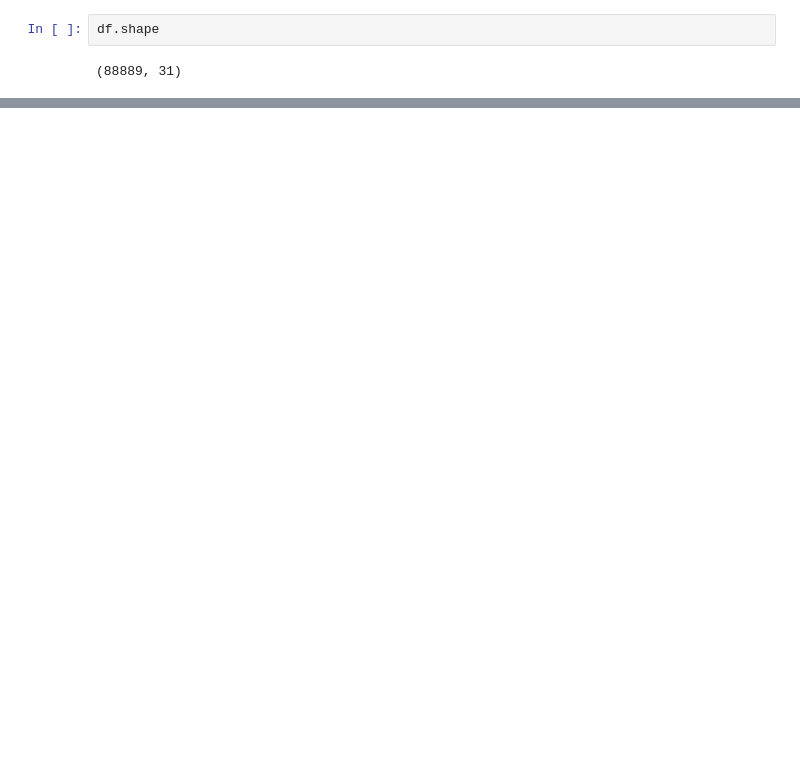
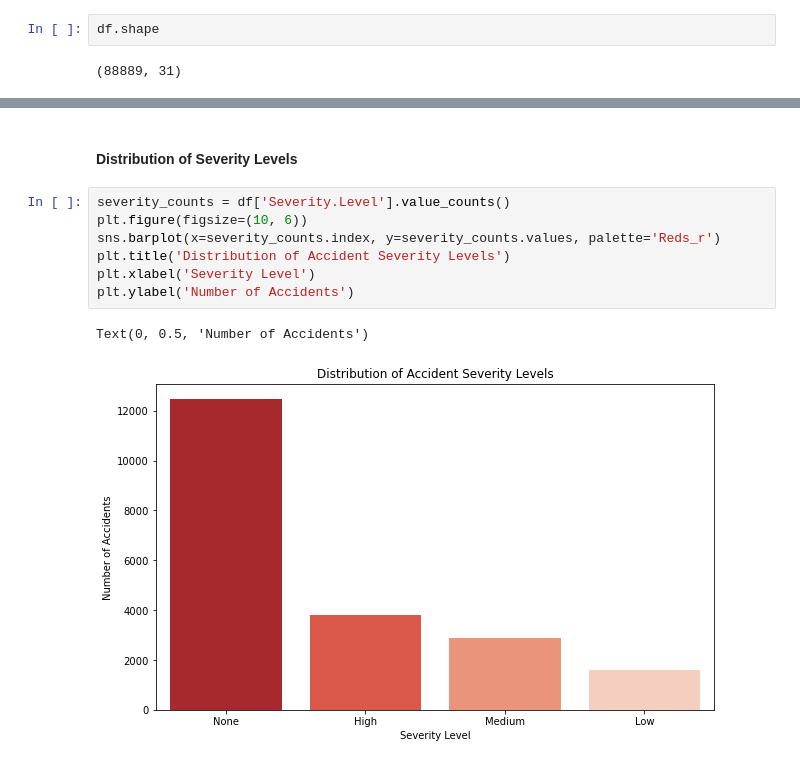
Before and after one commit to danielowuor/projectphase1, a Jupyter notebook: Phase1Project.ipynb, the cells around one changed output, grey strips where cells are left out. Cells and saved outputs as stored; diff of their text form; blank space fills up the shorter version.

```diff
--- a/Phase1Project.ipynb
+++ b/Phase1Project.ipynb
@@ -135,0 +410,12 @@ df.shape
+# %% [markdown]
+#### Distribution of Severity Levels
+# %%
+severity_counts = df['Severity.Level'].value_counts()
+plt.figure(figsize=(10, 6))
+sns.barplot(x=severity_counts.index, y=severity_counts.values, palette='Reds_r')
+plt.title('Distribution of Accident Severity Levels')
+plt.xlabel('Severity Level')
+plt.ylabel('Number of Accidents')
+# %% [output]
+Text(0, 0.5, 'Number of Accidents')
+[figure, added]
```
Also changed, not shown: parts of 60 cells of this notebook, 4 other files.
